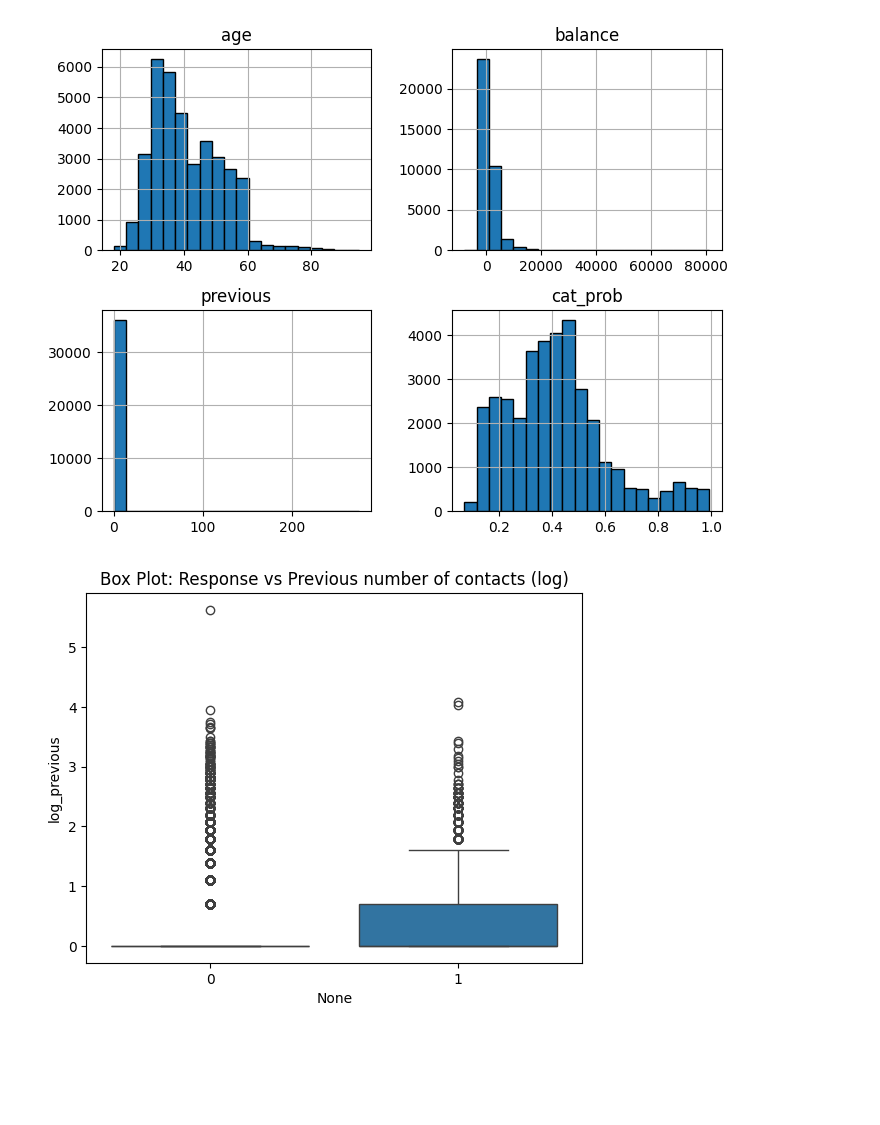
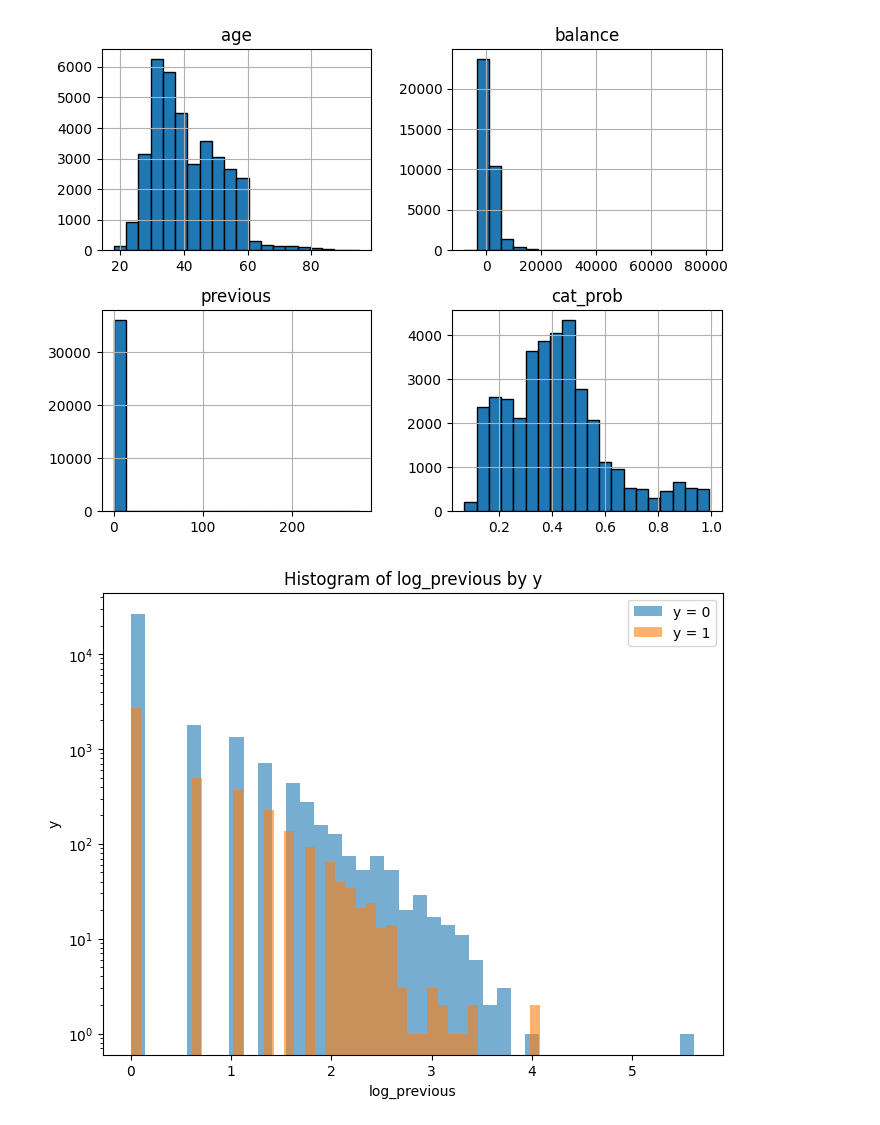
Before and after one commit to Supratim2004/Multivariate-Analysis-Project-Group-I, a Jupyter notebook: Numerical Part/modeling.ipynb, the cells around one changed output. Drawn from its saved outputs; the diff is of its cells as text; code cells hidden in the pictures; blank space fills up the shorter version.

```diff
--- a/Numerical Part/modeling.ipynb
+++ b/Numerical Part/modeling.ipynb
@@ -12,7 +12,7 @@ import matplotlib.pyplot as plt
 # %% [markdown]
 # Train Data Loading
 # %%
-train_data = pd.read_excel('../_github/Data/train_data.xlsx')
+train_data = pd.read_excel('../Data/train_data.xlsx')
 train_data = train_data.convert_dtypes()
-test_data = pd.read_excel('../_github/Data/test_data.xlsx')
+test_data = pd.read_excel('../Data/test_data.xlsx')
 test_data = test_data.convert_dtypes()
@@ -74,10 +77,10 @@ def print_metrics(y_true, y_pred, y_prob):
 # %%
 # One-hot encode categorical features
 X_train = OneHotEncoder(handle_unknown = 'ignore', sparse_output = False).fit_transform(cat_train_data[cat_cols])
-y_train = (cat_train_data['y'] == "yes").astype(int).values
+y_train = (cat_train_data['y'] == "yes").astype(int)
 
 X_test = OneHotEncoder(handle_unknown = 'ignore', sparse_output = False).fit_transform(cat_test_data[cat_cols])
-y_test = (cat_test_data['y'] == "yes").astype(int).values
+y_test = (cat_test_data['y'] == "yes").astype(int)
 # %%
 # Train logistic regression (with balanced class weights for fairness)
 cat_model = LogisticRegression(max_iter=1000, class_weight='balanced')
@@ -115,8 +120,6 @@ num_train_data['cat_prob'] = y_prob
 y_pred = cat_model.predict(X_test)
 y_prob = cat_model.predict_proba(X_test)[:, 1]
 num_test_data['cat_prob'] = y_prob
-y_train = pd.Series(y_train)
-y_test = pd.Series(y_test)
 # %%
 num_train_data.hist(bins = 20,edgecolor ='black',figsize=(8,6))
 plt.show()
@@ -125,9 +128,25 @@ plt.show()
 # %%
 num_train_data['log_previous']=np.log1p(num_train_data['previous'])
 num_test_data['log_previous']=np.log1p(num_test_data['previous'])
-sns.boxplot(y=num_train_data['log_previous'], x=y_train)
-plt.title("Box Plot: Response vs Previous number of contacts (log)")
+plt.figure(figsize=(8,6))
+plt.hist(
+    num_train_data.loc[y_train == 0, "log_previous"],
+    bins=40,
+    alpha=0.6,
+    label="y = 0"
+)
+plt.hist(
+    num_train_data.loc[y_train == 1, "log_previous"],
+    bins=40,
+    alpha=0.6,
+    label="y = 1"
+)
+plt.title("Histogram of log_previous by y")
+plt.xlabel("log_previous")
+plt.ylabel("y")
+plt.yscale('log')
+plt.legend()
 plt.show()
 # %% [output]
-[figure, old version]
+[figure, new version]
 # %%
```
Also changed, not shown: parts of 18 cells of this notebook.
